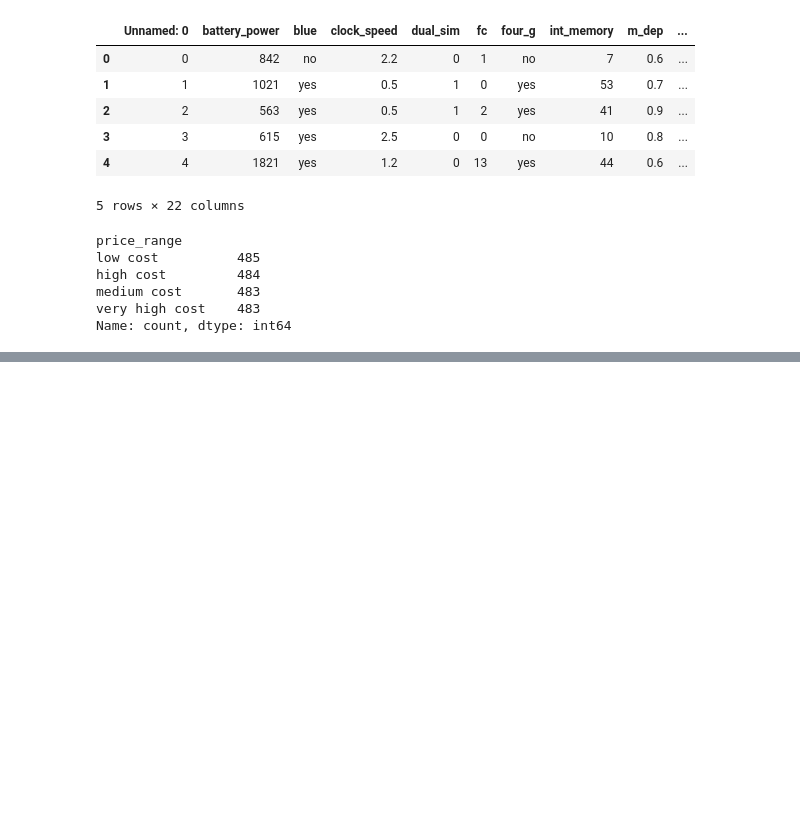
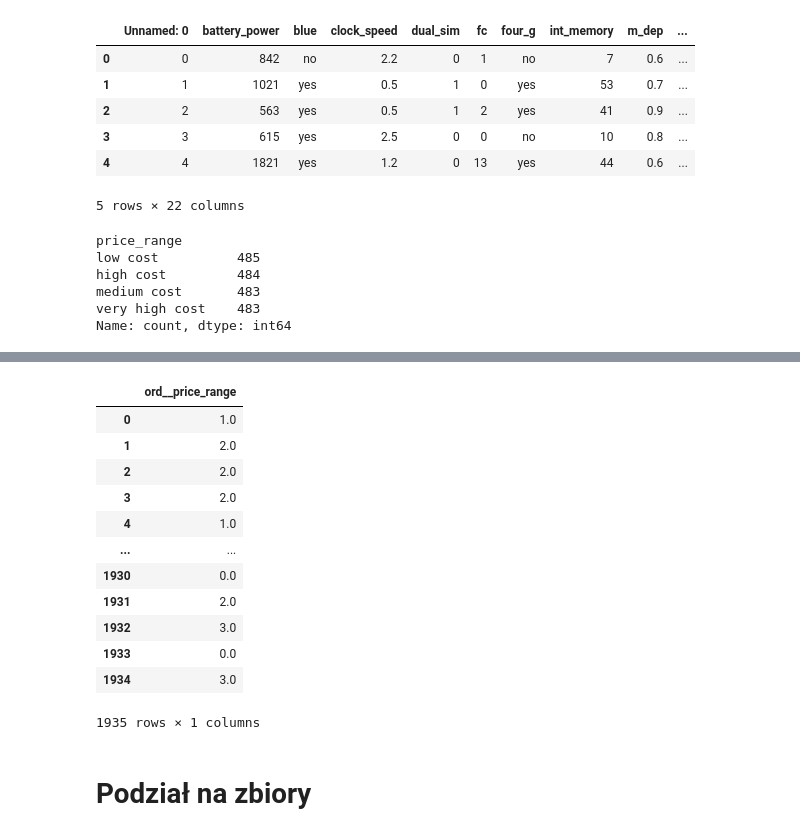
Before and after one commit to miloszjasek/MobileTech, a Jupyter notebook: main.ipynb, the cells around one changed output, grey strips where cells are left out. Drawn from its saved outputs; the diff is of its cells as text; code cells hidden in the pictures; blank space fills up the shorter version.

```diff
--- a/main.ipynb
+++ b/main.ipynb
@@ -120 +111,5 @@ number_pipeline = Pipeline([
 ])
+# %%
+label_pipeline = Pipeline([
+    ("ord", OrdinalEncoder(categories=[["low cost", "medium cost", "high cost", "very high cost"]]))
+])
@@ -120,0 +118,3 @@ number_pipeline = Pipeline([
+# %%
+X = phone_data.drop(["price_range", "Unnamed: 0"], axis=1)
+Y = pd.DataFrame(phone_data["price_range"])
@@ -147,0 +133,4 @@ array([[ 1.        ,  0.        ,  1.        , ...,  1.49056925,
+# %%
+ct_2 = ColumnTransformer([
+    ("ord", label_pipeline, ["price_range"]),
+])
@@ -150 +141,3 @@ df_analyzed = pd.DataFrame(ct.fit_transform(phone_data), columns=ct.get_feature_
+# %%
+Y_prepro = pd.DataFrame(ct_2.fit_transform(Y), columns=ct_2.get_feature_names_out())
 # %%
@@ -185,0 +190,18 @@ display(df_analyzed)
+# %%
+display(Y_prepro)
+# %% [output]
+|  | ord__price_range |
+| 0 | 1.0 |
+| 1 | 2.0 |
+| 2 | 2.0 |
+| 3 | 2.0 |
+| 4 | 1.0 |
+| ... | ... |
+| 1930 | 0.0 |
+| 1931 | 2.0 |
+| 1932 | 3.0 |
+| 1933 | 0.0 |
+| 1934 | 3.0 |
+1935 rows × 1 columns
+# %% [markdown]
+# Podział na zbiory
```
Also changed, not shown: parts of 30 cells of this notebook.
